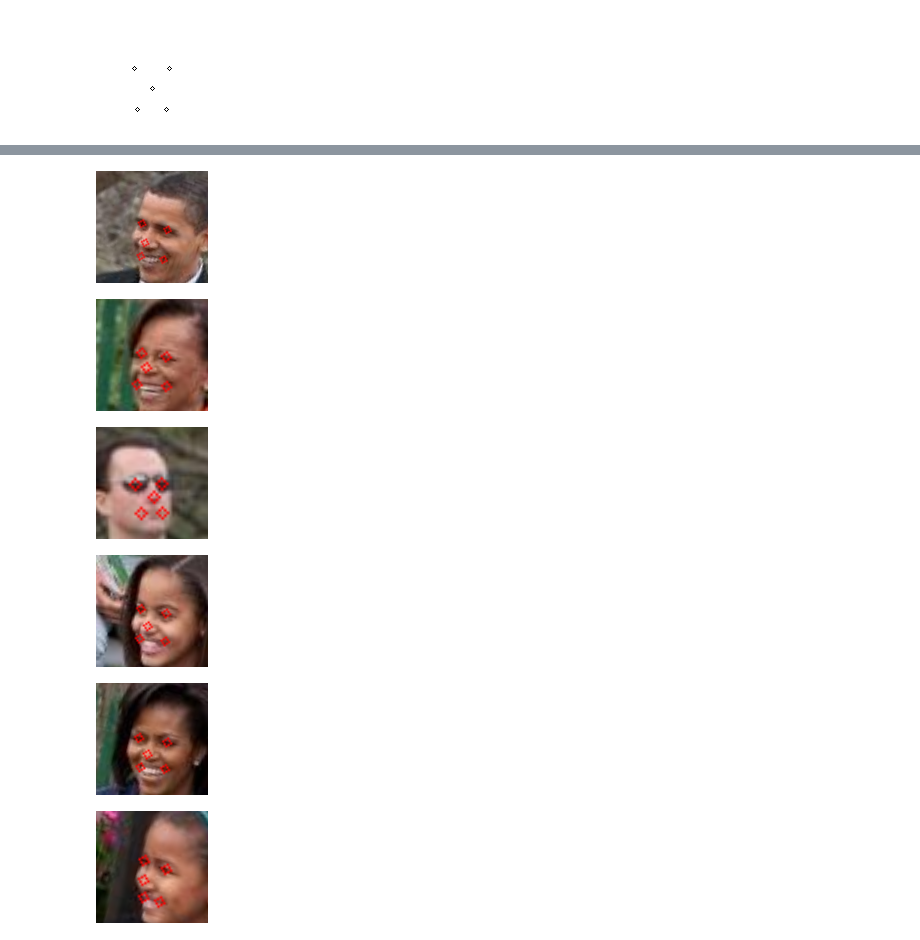
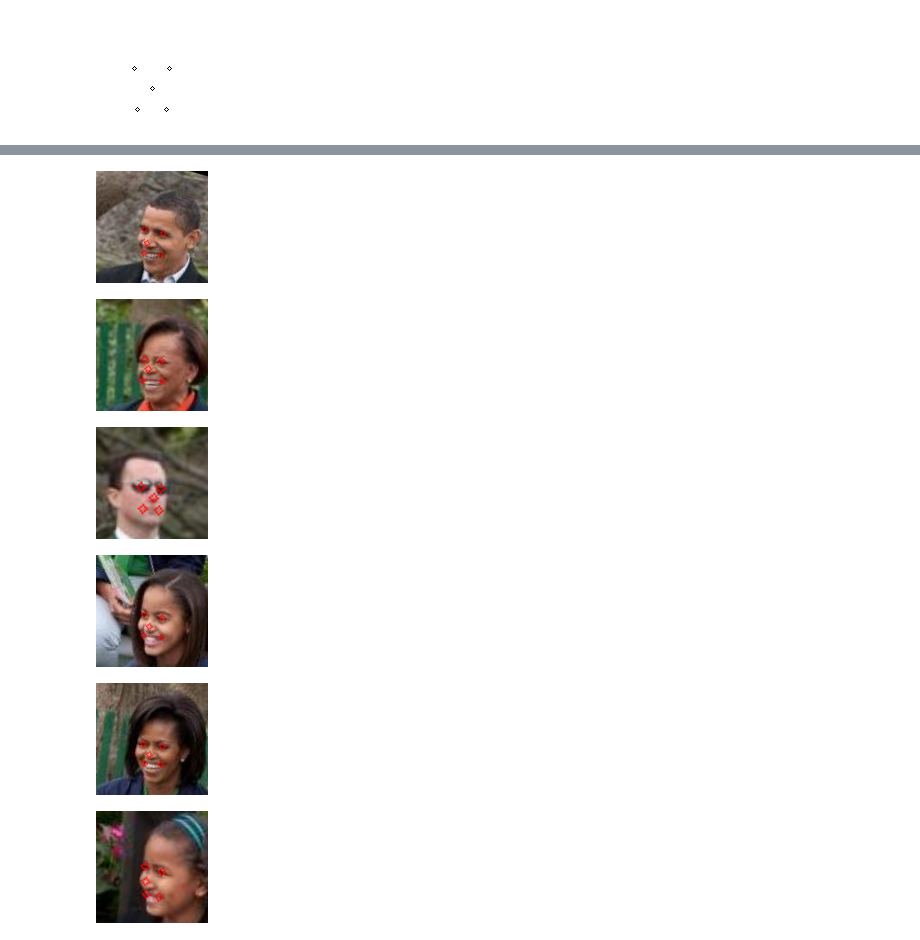
Before and after one commit to apoorvkh/notebooks, a Jupyter notebook: Face Alignment (5pt similarity).ipynb, the cells around one changed output, grey strips where cells are left out. Saved outputs shown, nothing was run; the diff lists cells and outputs as text; code cells hidden in the pictures.

```diff
--- a/Face Alignment (5pt similarity).ipynb
+++ b/Face Alignment (5pt similarity).ipynb
@@ -51,23 +51,23 @@ cv2_imshow(img)
 [figure]
 # %%
 detected_keypoints = [
-    np.array([[327.50, 63.], [337.0250, 52.92], [322.75, 53.424], [327.50, 71.064], [340.9900, 69.552]], dtype=np.float32),
-    np.array([[635.19, 183.96], [643.9159, 177.408], [632.02, 177.91199], [632.8139, 191.52], [645.50, 190.512]], dtype=np.float32),
-    np.array([[738.28, 72.07201], [741.45, 67.536], [731.9389, 67.536], [733.52, 78.624], [741.45, 78.12]], dtype=np.float32),
-    np.array([[226.0049, 346.752], [234.72, 338.688], [221.2470, 338.688], [223.62, 353.808], [236.3140, 352.8]], dtype=np.float32),
-    np.array([[182.3, 198.576], [190.3199, 190.008], [176.83, 191.52], [180.01, 205.63199], [192.69, 203.61601]], dtype=np.float32),
-    np.array([[331.47, 374.472], [339.40, 367.416], [329.88, 366.912], [333.0, 381.528], [340.9900, 381.024]], dtype=np.float32)
+    np.array([[337.0250, 52.92], [322.75, 53.424], [327.50, 63.], [327.50, 71.064], [340.9900, 69.552]], dtype=np.float32),
+    np.array([[643.9159, 177.408], [632.02, 177.91199], [635.19, 183.96], [632.8139, 191.52], [645.50, 190.512]], dtype=np.float32),
+    np.array([[741.45, 67.536], [731.9389, 67.536], [738.28, 72.07201], [733.52, 78.624], [741.45, 78.12]], dtype=np.float32),
+    np.array([[234.72, 338.688], [221.2470, 338.688], [226.0049, 346.752], [223.62, 353.808], [236.3140, 352.8]], dtype=np.float32),
+    np.array([[190.3199, 190.008], [176.83, 191.52], [182.3, 198.576], [180.01, 205.63199], [192.69, 203.61601]], dtype=np.float32),
+    np.array([[339.40, 367.416], [329.88, 366.912], [331.47, 374.472], [333.0, 381.528], [340.9900, 381.024]], dtype=np.float32)
 ]
 
 for face_points in detected_keypoints:
     for p in face_points:
         cv2.circle(img, (int(p[0]), int(p[1])), 2, (0, 0, 255))
     warped_face = warp_face(img, face_points)
     cv2_imshow(warped_face)
 # %% [output]
-[figure, old version]
+[figure, new version]
-[figure, old version]
+[figure, new version]
-[figure, old version]
+[figure, new version]
-[figure, old version]
+[figure, new version]
-[figure, old version]
+[figure, new version]
-[figure, old version]
+[figure, new version]
```
Also changed, not shown: parts of 1 cell of this notebook.
